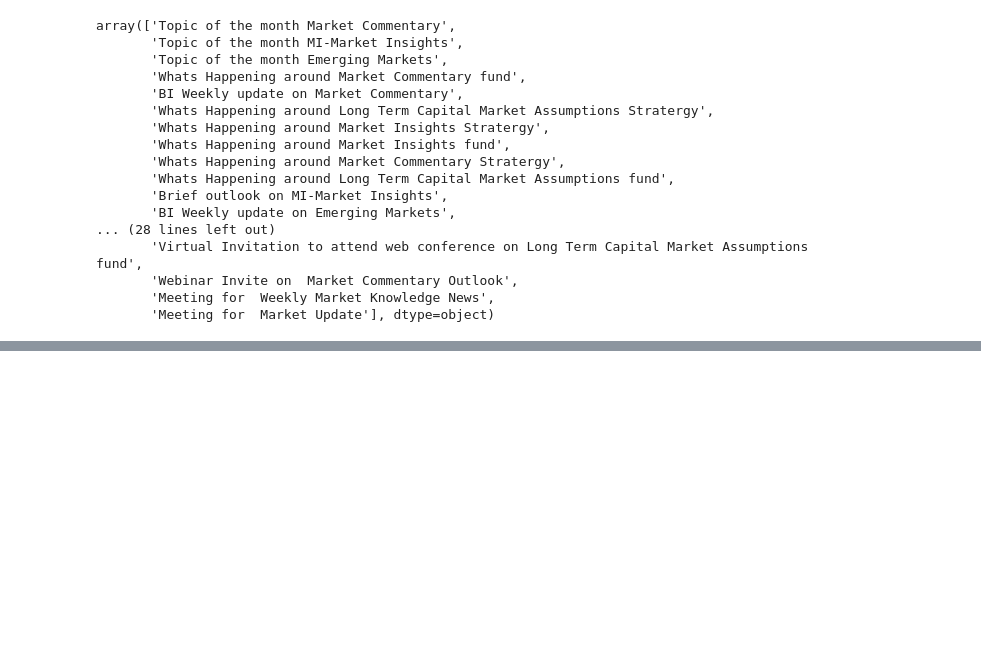
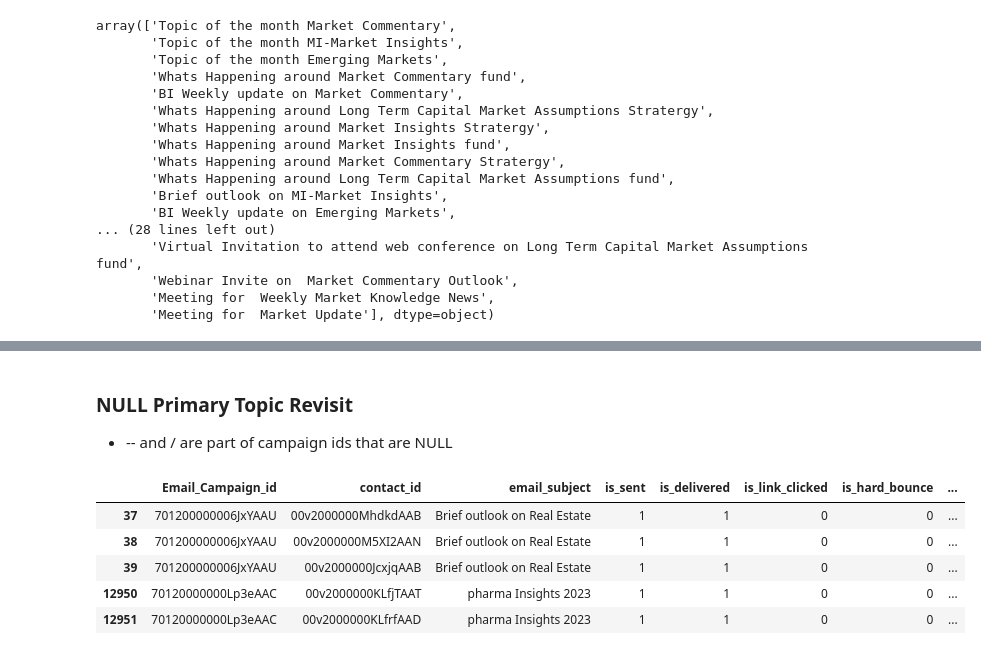
Before and after one commit to dsu1na/mi_jpmc_assignment, a Jupyter notebook: exploratory_analysis/email_campaign.ipynb, the cells around one changed output, grey strips where cells are left out. Drawn from its saved outputs; the diff is of its cells as text; code cells hidden in the pictures; blank space fills up the shorter version.

```diff
--- a/exploratory_analysis/email_campaign.ipynb
+++ b/exploratory_analysis/email_campaign.ipynb
@@ -567,0 +600,13 @@ array(['Topic of the month Market Commentary',
+# %% [markdown]
+### NULL Primary Topic Revisit
+
+- -- and / are part of campaign ids that are NULL
+# %%
+email_df[email_df["Primary Topic"].isnull()].head()
+# %% [output]
+|  | Email_Campaign_id | contact_id | email_subject | is_sent | is_delivered | is_link_clicked | is_hard_bounce | ... |
+| 37 | 701200000006JxYAAU | 00v2000000MhdkdAAB | Brief outlook on Real Estate | 1 | 1 | 0 | 0 | ... |
+| 38 | 701200000006JxYAAU | 00v2000000M5XI2AAN | Brief outlook on Real Estate | 1 | 1 | 0 | 0 | ... |
+| 39 | 701200000006JxYAAU | 00v2000000JcxjqAAB | Brief outlook on Real Estate | 1 | 1 | 0 | 0 | ... |
+| 12950 | 70120000000Lp3eAAC | 00v2000000KLfjTAAT | pharma Insights 2023 | 1 | 1 | 0 | 0 | ... |
+| 12951 | 70120000000Lp3eAAC | 00v2000000KLfrfAAD | pharma Insights 2023 | 1 | 1 | 0 | 0 | ... |
```
Also changed, not shown: parts of 7 cells of this notebook, 1 other file.
